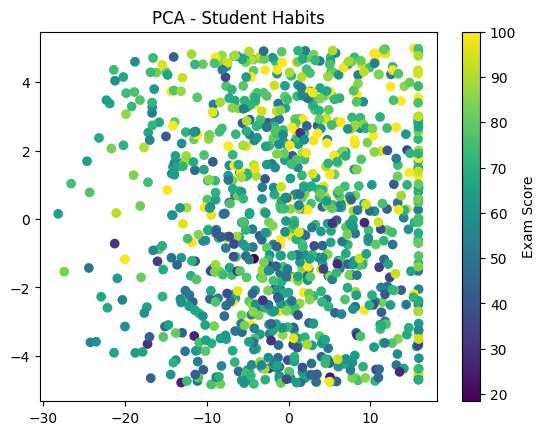
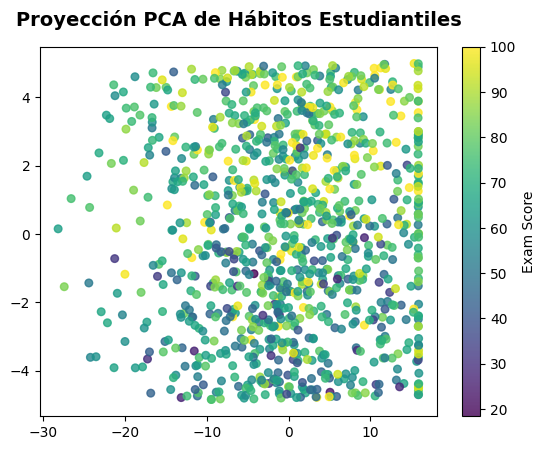
The notebook cell's code change between the first figure and the second:
--- before
+++ after
@@ -1,9 +1,14 @@
 X = df_habits_proc_nomiss.drop(columns=['exam_score'])
-pca = PCA(n_components=2) # combinación lineal de n variables originales que maximiza la varianza.
+pca = PCA(n_components=2, random_state=42) # combinación lineal de n variables originales que maximiza la varianza. y se fija la semilla
 X_pca = pca.fit_transform(X)
-plt.scatter(X_pca[:,0], X_pca[:,1], c=df_habits_proc_nomiss['exam_score'], cmap='viridis')
-plt.title("PCA - Student Habits")
+
+var_explicada = pca.explained_variance_ratio_
+print(f"Varianza explicada: Componente 1: {var_explicada[0]*100:.2f}%, Componente 2: {var_explicada[1]*100:.2f}%")
+print(f"Total de información retenida en 2D: {(var_explicada[0] + var_explicada[1])*100:.2f}%")
+
+plt.scatter(X_pca[:,0], X_pca[:,1], c=df_habits_proc_nomiss['exam_score'], cmap='viridis', alpha=0.8, s=30 ) # alpha trasluce los colores
+plt.title('Proyección PCA de Hábitos Estudiantiles', fontsize=14, pad=15, fontweight='bold')
 plt.colorbar(label="Exam Score")
 plt.show()
-print("Varianza explicada:", pca.explained_variance_ratio_)
+
 print("Componentes principales:\n", pca.components_)

Commit: Creado con Colab